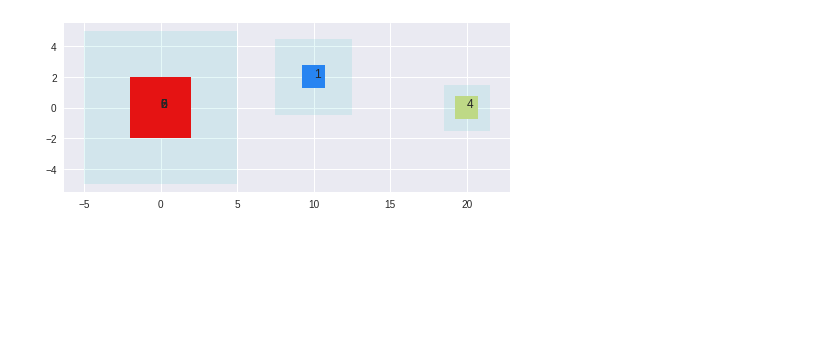
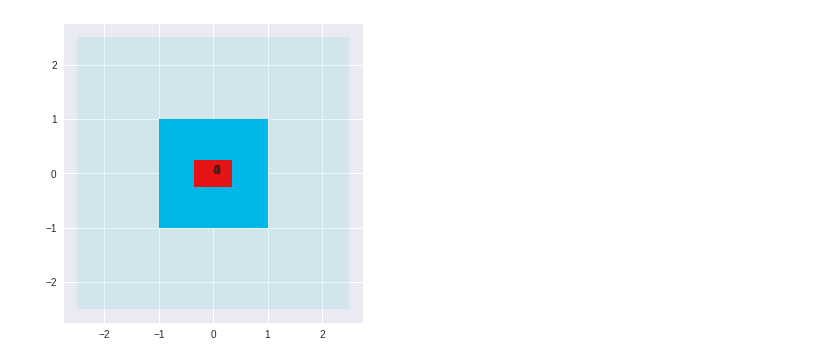
Before and after one commit to HammadB/ProceduralLayout, a Jupyter notebook: Layout.ipynb, the cells around one changed output. Cells and saved outputs as stored; diff of their text form; code cells hidden in the pictures; blank space fills up the shorter version.

```diff
--- a/Layout.ipynb
+++ b/Layout.ipynb
@@ -202,42 +414,47 @@ def get_cost(layout, constraints):
   cost = 0
 
   for constraint in constraints:
+    constraint.set_layout(layout)
     cost += constraint.evaluate_cost()
 
   return cost
 
 
-def propose_new_layout(current_layout, prob_swap_plane=0.05, perturb=0.1):
+def propose_new_layout(current_layout, prob_swap_plane, perturb, rotate_perturb):
   new_layout_objects = []
-  planeBoxes = current_layout.getPlaneBoxes()
+  planeBoxes = current_layout.getAllPlaneBoxes()
+  layout_objects = current_layout.getLayoutObjects()
+  rotate_index = np.random.randint(len(layout_objects))
+  to_rotate = layout_objects[rotate_index]
 
-  for rect in current_layout.getLayoutObjects():
+  for i in range(len(layout_objects)):
+    rect = layout_objects[i]
     rect_center = rect.center
-    new_center = Vector2(rect_center.x + np.random.normal(scale=perturb), rect_center.y + np.random.normal(scale=perturb))
-    new_rect = Box(new_center, rect.size)
+    new_rect = rect.get_translated(np.random.normal(scale=perturb), np.random.normal(scale=perturb))
+    if i == rotate_index:
+        new_rect = new_rect.get_rotated(np.random.normal(scale=rotate_perturb))
+
     new_rect.setPlane(rect.getPlane())
     new_layout_objects.append(new_rect)
-
 
   if np.random.random() < prob_swap_plane:
     randomObject = new_layout_objects[np.random.randint(len(new_layout_objects))]
     randomPlane = planeBoxes[np.random.randint(len(planeBoxes))]
-    randomObject.setPlane(randomPlane) # !! probably just make setPlane also updateCoordinate
-    randomObject.updateCoordinates(randomPlane.center)
+    randomObject.setPlane(randomPlane)
+    randomObject.update_center(randomPlane.center)
 
+  new_layout = Layout(new_layout_objects, planeBoxes)
+  return new_layout
 
-  return Layout(new_layout_objects, planeBoxes)
-
-
-def metropolis_hastings(initial_layout, num_iters=10000):
+def metropolis_hastings(initial_layout, num_iters=10000, prob_swap_plane=0.05, perturb=0.1, rotate_perturb=10):
   cur_cost = get_cost(initial_layout, initial_layout.getConstraints())
   cur_layout = initial_layout
   best_layout = cur_layout
   best_cost = float("inf")
 
   for i in range(num_iters):
-    new_layout = propose_new_layout(cur_layout)
-    new_cost = get_cost(new_layout, new_layout.getConstraints())
+    new_layout = propose_new_layout(cur_layout, prob_swap_plane, perturb, rotate_perturb)
+    new_cost = get_cost(new_layout, initial_layout.getConstraints())
     if np.random.random() < acceptanceProbability(cur_cost, new_cost):
       cur_layout = new_layout
       cur_cost = new_cost
@@ -247,22 +464,42 @@ def metropolis_hastings(initial_layout, num_iters=10000):
 
   return best_layout
 
+b  =  Rectangle((0, 0), 0.7, 0.5, className="test1")
+b3  =  Rectangle((0, 0), 0.7, 0.5, className="test1")
+b4  =  Rectangle((0, 0), 0.7, 0.5, className="test1")
+b5  =  Rectangle((0, 0), 0.7, 0.5, className="test1")
+b2  =  Rectangle((0, 0), 2, 2, className="test2")
+bounds = Rectangle((0, 0),  5, 5)
+layout = Layout([b, b2, b3, b4, b5], [bounds], doAssignment=True)
+layout.drawLayout()
 
-b = Box(Vector2(0, 0), 0.2)
-b2 = Box(Vector2(0, 0),  1.5)
-b3 = Box(Vector2(0, 0),  1.5)
-b4 = Box(Vector2(0, 0),  1.5)
-b5 = Box(Vector2(0, 0),  1.5)
-b6 = Box(Vector2(0, 0),  1.5)
-b7 = Box(Vector2(0, 0),  0.5)
-b7 = Box(Vector2(0, 0),  4)
-boxes = [b, b2, b3 ,b4, b5, b6, b7]
+create_constraints_from_yaml('test.yaml', layout)
 
-bounds = Box(Vector2(0, 0),  10)
-bounds2 = Box(Vector2(10, 2), 5)
-bounds3 = Box(Vector2(20, 0), 3)
-layout = Layout([b, b2, b3 ,b4, b5, b6, b7], [bounds, bounds2, bounds3], doAssignment=True)
-layout.drawLayout()
 final_layout = metropolis_hastings(layout, num_iters=10000)
 final_layout.drawLayout()
+
+# create_constraints_from_yaml('test.yaml', layout)
+
+# final_layout = metropolis_hastings(layout, num_iters=1000)
+# final_layout.drawLayout()
+
+# b  =  Rectangle((0, 0), 0.7, 0.04, className="test1")
+# b2 = Rectangle((0, 0),  4, 3.1, className="test1")
+# b3 = Rectangle((0, 0),  0.5, 0.5, className="test1")
+# b4 = Rectangle((0, 0),  0.75, 0.5, className="test1")
+# b5 = Rectangle((0, 0),  1.2, 1.5, className="test1")
+# b6 = Rectangle((0, 0),  0.5, 0.5, className="test2")
+# b7 = Rectangle((0, 0),  0.5, 0.5, className="test1")
+# b7 = Rectangle((0, 0),  0.85, 2, className="test1")
+# boxes = [b, b2, b3 ,b4, b5, b6, b7]
+
+# bounds = Rectangle((0, 0),  5, 5)
+# bounds2 = Rectangle((10, 2), 7, 5)
+# layout = Layout([b, b2, b3 ,b4, b5, b6, b7], [bounds, bounds2], doAssignment=True)
+# layout.drawLayout()
+
+# create_constraints_from_yaml('test.yaml', layout)
+
+# final_layout = metropolis_hastings(layout, num_iters=1000)
+# final_layout.drawLayout()
 # %% [output]
@@ -269 +511 @@ final_layout.drawLayout()
-[figure, old version]
+[figure, new version]
```
Also changed, not shown: parts of 9 cells of this notebook.
